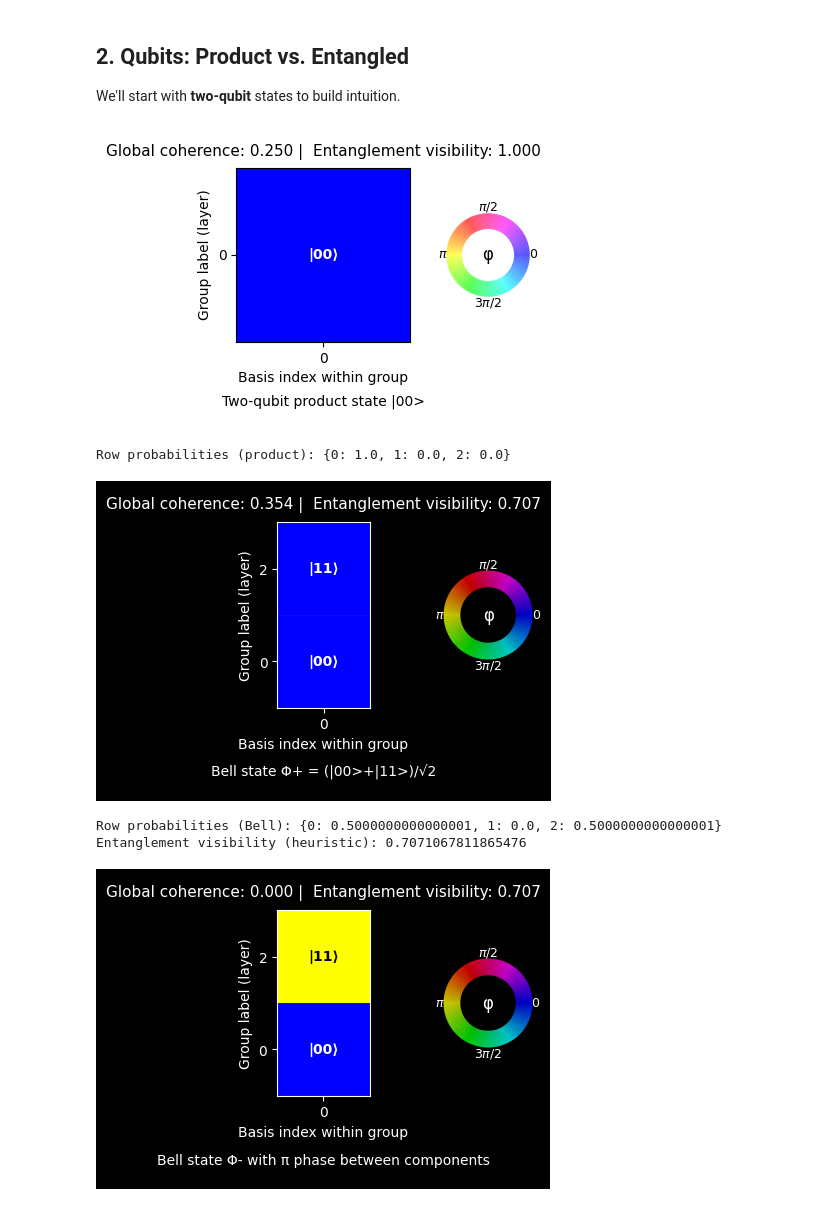
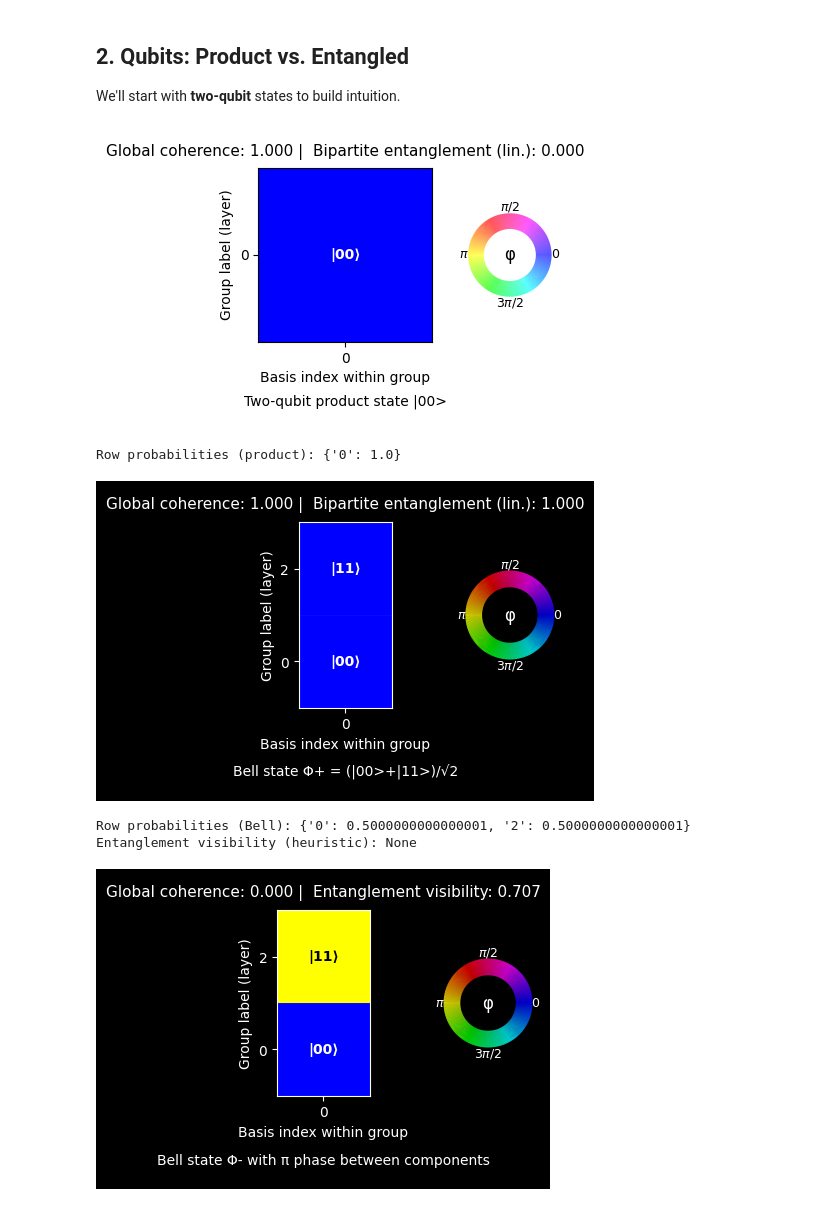
Before and after one commit to Siddharthgolecha/Quantum-Structure-Diagrams, a Jupyter notebook: HLD_Examples_Detailed.ipynb, the cells around one changed output. Cells and saved outputs as stored; diff of their text form; code cells hidden in the pictures.

```diff
--- a/HLD_Examples_Detailed.ipynb
+++ b/HLD_Examples_Detailed.ipynb
@@ -105,26 +325,26 @@ We'll start with **two‑qubit** states to build intuition.
 # %%
 
 # 2.1 Product state |00>
 dims = [2, 2]
 psi_prod = basis((0,0), dims=dims)
-plot_hld(psi_prod, dims=dims, show_metrics=True, theme="light", caption="Two-qubit product state |00>")
-m_prod = compute_hld_metrics(psi_prod, dims=dims)
+plot_qsd(psi_prod, dims=dims, show_metrics=True, theme="light", caption="Two-qubit product state |00>")
+m_prod = compute_qsd_metrics(psi_prod, dims=dims)
 print("Row probabilities (product):", m_prod.get("row_probabilities"))
 # %% [output]
-[figure, old version]
+[figure, new version]
-Row probabilities (product): {0: 1.0, 1: 0.0, 2: 0.0}
+Row probabilities (product): {'0': 1.0}
 # %%
 
 # 2.2 Bell state (maximally entangled): (|00> + |11>) / sqrt(2)
 psi_bell = normalize(basis((0,0), dims=[2,2]) + basis((1,1), dims=[2,2]))
-plot_hld(psi_bell, dims=[2,2], show_metrics=True, theme="dark", caption="Bell state Φ+ = (|00>+|11>)/√2")
-m_bell = compute_hld_metrics(psi_bell, dims=[2,2])
+plot_qsd(psi_bell, dims=[2,2], show_metrics=True, theme="dark", caption="Bell state Φ+ = (|00>+|11>)/√2")
+m_bell = compute_qsd_metrics(psi_bell, dims=[2,2])
 print("Row probabilities (Bell):", m_bell.get("row_probabilities"))
 print("Entanglement visibility (heuristic):", m_bell.get("entanglement_visibility_index"))
 # %% [output]
-[figure, old version]
+[figure, new version]
-Row probabilities (Bell): {0: 0.5000000000000001, 1: 0.0, 2: 0.5000000000000001}
-Entanglement visibility (heuristic): 0.7071067811865476
+Row probabilities (Bell): {'0': 0.5000000000000001, '2': 0.5000000000000001}
+Entanglement visibility (heuristic): None
 # %%
 
 # 2.3 Bell state with a relative phase: (|00> - |11>) / sqrt(2)
```
Also changed, not shown: parts of 19 cells of this notebook, 24 other files.
